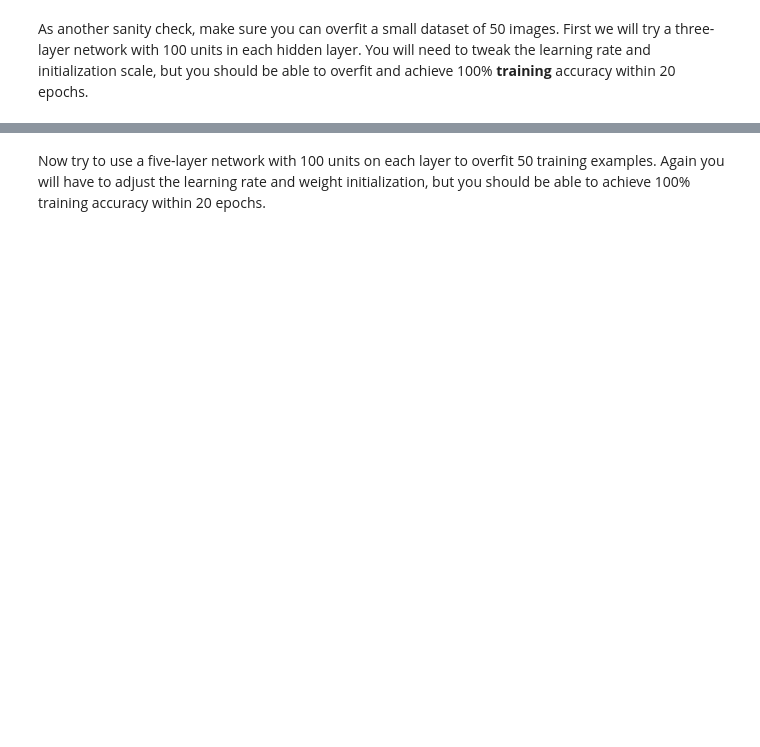
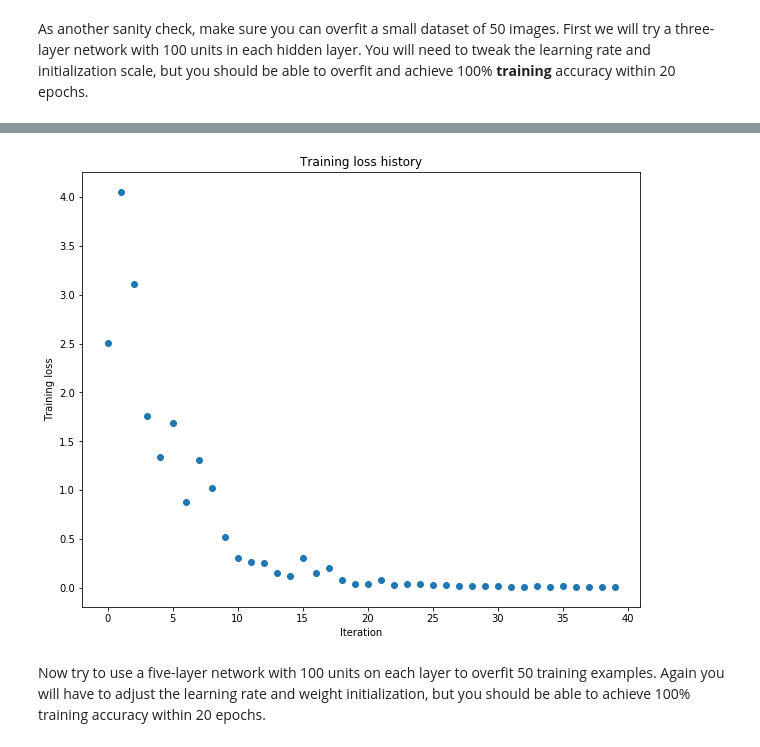
Before and after one commit to JulianHohenadel/I2Deep-Learning, a Jupyter notebook: exercise_2/1_FullyConnectedNets.ipynb, the cells around one changed output, grey strips where cells are left out. Drawn from its saved outputs; the diff is of its cells as text; code cells hidden in the pictures; blank space fills up the shorter version.

```diff
--- a/exercise_2/1_FullyConnectedNets.ipynb
+++ b/exercise_2/1_FullyConnectedNets.ipynb
@@ -406,7 +419,7 @@ small_data = {
 #############################################################################
 # TODO: Maybe tweak values                                                  #
 #############################################################################
-weight_scale = 1e-3
+weight_scale = 2e-2
 learning_rate = 1e-2
 
 model = FullyConnectedNet([100, 100],
@@ -428,3 +441,4 @@ plt.title('Training loss history')
 plt.xlabel('Iteration')
 plt.ylabel('Training loss')
 plt.show()
+# %% [output]
@@ -431,3 +462,4 @@ plt.show()
+[figure, added]
 # %% [markdown]
 Now try to use a five-layer network with 100 units on each layer to overfit 50 training examples. Again you will have to adjust the learning rate and weight initialization, but you should be able to achieve 100% training accuracy within 20 epochs.
 # %%
```
Also changed, not shown: parts of 10 cells of this notebook, 1 other file.
